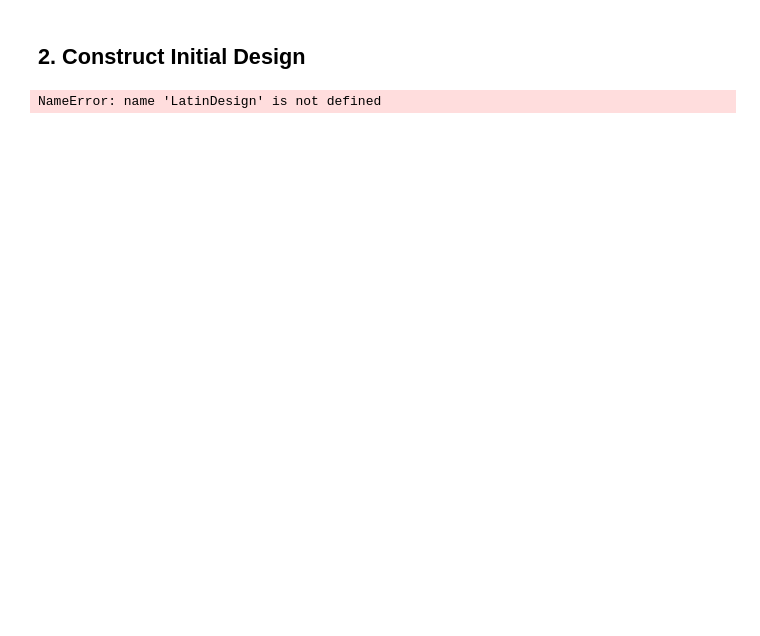
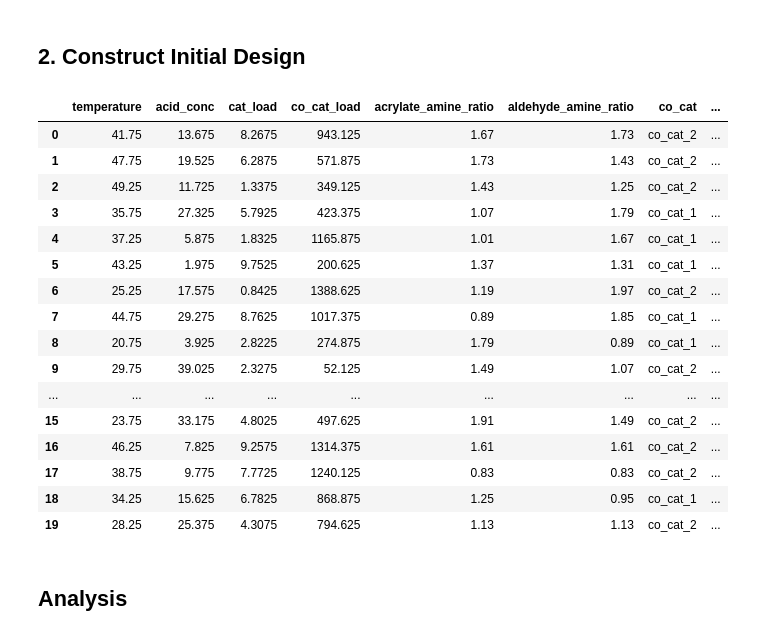
Before and after one commit to sustainable-processes/summit, a Jupyter notebook: case_studies/photoamination/initial_design.ipynb, the cells around one changed output. Cells and saved outputs as stored; diff of their text form; code cells hidden in the pictures; blank space fills up the shorter version.

```diff
--- a/case_studies/photoamination/initial_design.ipynb
+++ b/case_studies/photoamination/initial_design.ipynb
@@ -86,8 +90,2 @@ domain #The domain should display as an html table
 # %% [markdown]
 ## 2. Construct Initial Design
-# %%
-lhs = LatinDesign(domain)
-experiments = lhs.generate_experiments(20)
-experiments
-# %% [output]
-NameError: name 'LatinDesign' is not defined
@@ -98,0 +92,27 @@ x = [1,1,2]
+# %%
+random_seed = 100
+rs = np.random.RandomState(random_seed)
+ld = LatinDesigner(domain, random_state=rs)
+experiments = ld.generate_experiments(20)
+experiments_ds = experiments.to_frame()
+experiments
+# %% [output]
+|  | temperature | acid_conc | cat_load | co_cat_load | acrylate_amine_ratio | aldehyde_amine_ratio | co_cat | ... |
+| 0 | 41.75 | 13.675 | 8.2675 | 943.125 | 1.67 | 1.73 | co_cat_2 | ... |
+| 1 | 47.75 | 19.525 | 6.2875 | 571.875 | 1.73 | 1.43 | co_cat_2 | ... |
+| 2 | 49.25 | 11.725 | 1.3375 | 349.125 | 1.43 | 1.25 | co_cat_2 | ... |
+| 3 | 35.75 | 27.325 | 5.7925 | 423.375 | 1.07 | 1.79 | co_cat_1 | ... |
+| 4 | 37.25 | 5.875 | 1.8325 | 1165.875 | 1.01 | 1.67 | co_cat_1 | ... |
+| 5 | 43.25 | 1.975 | 9.7525 | 200.625 | 1.37 | 1.31 | co_cat_1 | ... |
+| 6 | 25.25 | 17.575 | 0.8425 | 1388.625 | 1.19 | 1.97 | co_cat_2 | ... |
+| 7 | 44.75 | 29.275 | 8.7625 | 1017.375 | 0.89 | 1.85 | co_cat_1 | ... |
+| 8 | 20.75 | 3.925 | 2.8225 | 274.875 | 1.79 | 0.89 | co_cat_1 | ... |
+| 9 | 29.75 | 39.025 | 2.3275 | 52.125 | 1.49 | 1.07 | co_cat_2 | ... |
+| ... | ... | ... | ... | ... | ... | ... | ... | ... |
+| 15 | 23.75 | 33.175 | 4.8025 | 497.625 | 1.91 | 1.49 | co_cat_2 | ... |
+| 16 | 46.25 | 7.825 | 9.2575 | 1314.375 | 1.61 | 1.61 | co_cat_2 | ... |
+| 17 | 38.75 | 9.775 | 7.7725 | 1240.125 | 0.83 | 0.83 | co_cat_2 | ... |
+| 18 | 34.25 | 15.625 | 6.7825 | 868.875 | 1.25 | 0.95 | co_cat_1 | ... |
+| 19 | 28.25 | 25.375 | 4.3075 | 794.625 | 1.13 | 1.13 | co_cat_2 | ... |
+# %% [markdown]
+## Analysis
```
Also changed, not shown: parts of 9 cells of this notebook, 2 other files.
